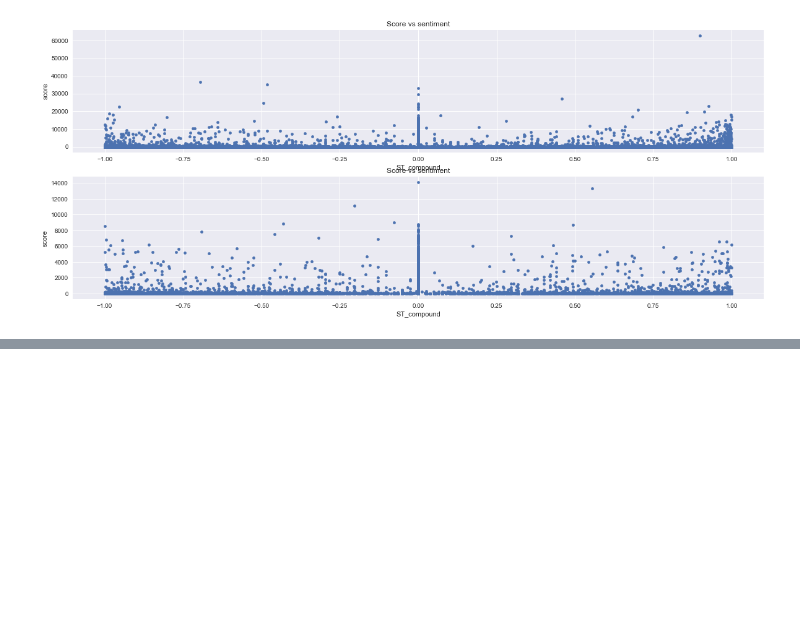
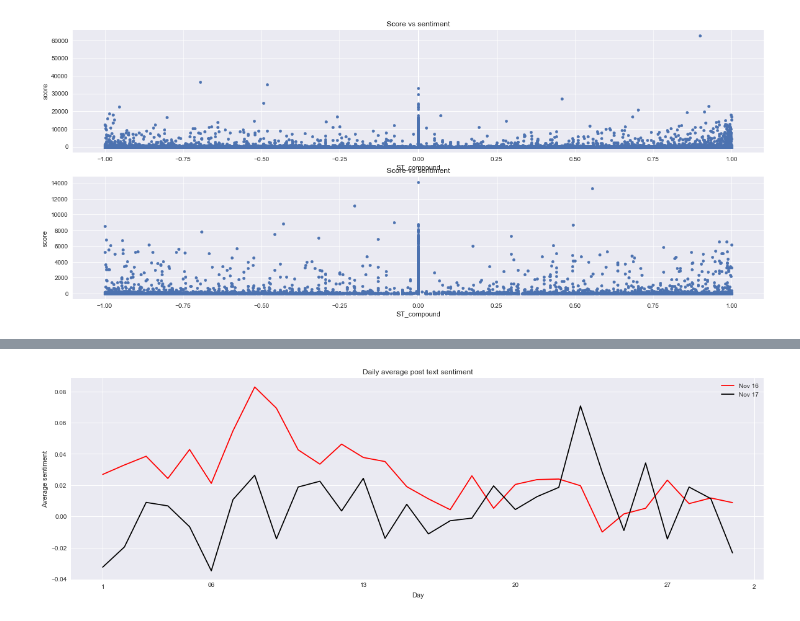
Before and after one commit to James-Brooke/ML_Projects, a Jupyter notebook: The_Donald Subreddit.ipynb, the cells around one changed output, grey strips where cells are left out. Drawn from its saved outputs; the diff is of its cells as text; code cells hidden in the pictures; blank space fills up the shorter version.

```diff
--- a/The_Donald Subreddit.ipynb
+++ b/The_Donald Subreddit.ipynb
@@ -290,0 +287,17 @@ data17.groupby('date')['T_compound'].mean().plot(figsize =(20,8), title='Ag sent
+# %%
+comp16ST = comb.groupby(['year','daymonth'])['ST_compound'].mean()[2016]
+comp17ST = comb.groupby(['year','daymonth'])['ST_compound'].mean()[2017]
+comp16ST = pd.DataFrame(comp16ST)
+comp16ST.columns = ['Nov 16']
+comp17ST = pd.DataFrame(comp17ST)
+comp17ST.columns = ['Nov 17']
+sentsST = comp16ST.join(comp17ST)
+# %%
+fig, axes = plt.subplots()
+sentsST.plot(figsize=(20,6), ax=axes, colormap='flag')
+axes.set_ylabel('Average sentiment')
+axes.set_xlabel('Day')
+axes.set_title('Daily average post text sentiment')
+axes.set_xticklabels(range(0,31));
+# %% [output]
+[figure, added]
```
Also changed, not shown: parts of 7 cells of this notebook.
